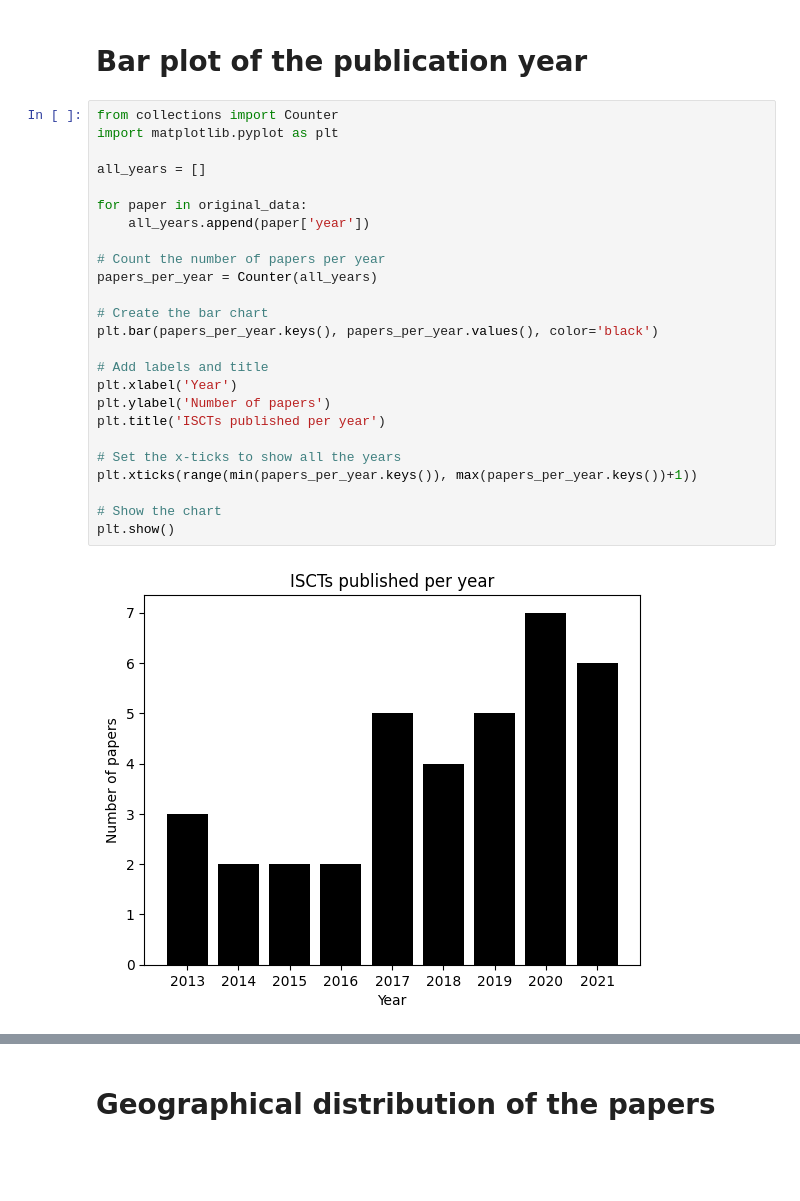
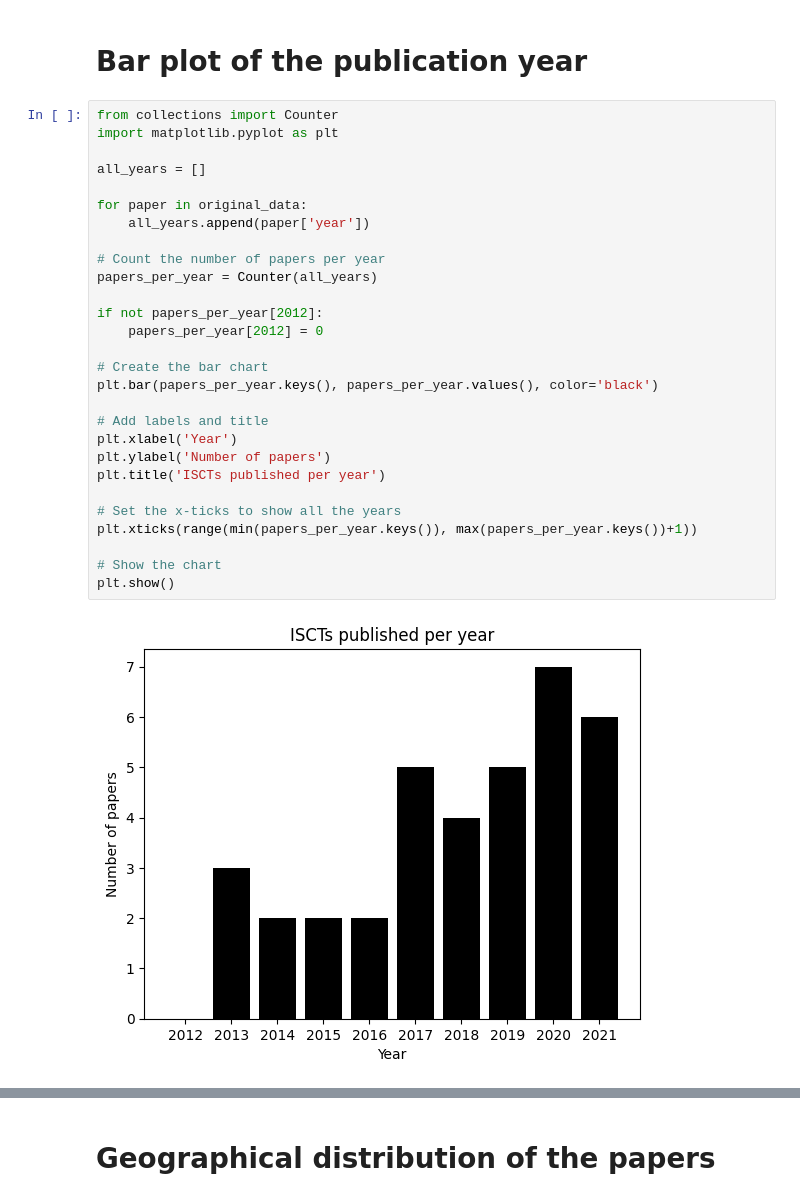
Before and after one commit to crisrogo/ISCTs_review, a Jupyter notebook: figures.ipynb, the cells around one changed output, grey strips where cells are left out. Saved outputs shown, nothing was run; the diff lists cells and outputs as text; blank space fills up the shorter version.

```diff
--- a/figures.ipynb
+++ b/figures.ipynb
@@ -48,27 +48,30 @@ len(original_data)
 # %%
 from collections import Counter
 import matplotlib.pyplot as plt
 
 all_years = []
 
 for paper in original_data:
     all_years.append(paper['year'])
 
 # Count the number of papers per year
 papers_per_year = Counter(all_years)
+
+if not papers_per_year[2012]:
+    papers_per_year[2012] = 0
 
 # Create the bar chart
 plt.bar(papers_per_year.keys(), papers_per_year.values(), color='black')
 
 # Add labels and title
 plt.xlabel('Year')
 plt.ylabel('Number of papers')
 plt.title('ISCTs published per year')
 
 # Set the x-ticks to show all the years
 plt.xticks(range(min(papers_per_year.keys()), max(papers_per_year.keys())+1))
 
 # Show the chart
 plt.show()
 # %% [output]
-[figure, old version]
+[figure, new version]
```
Also changed, not shown: parts of 16 cells of this notebook.
